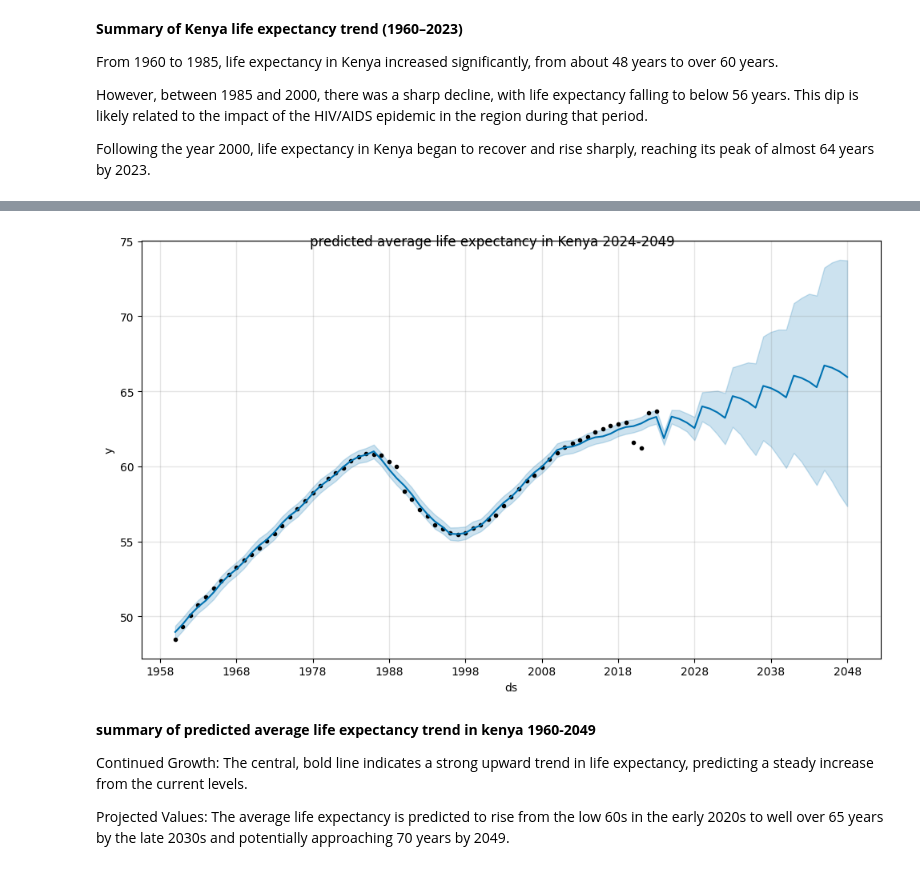
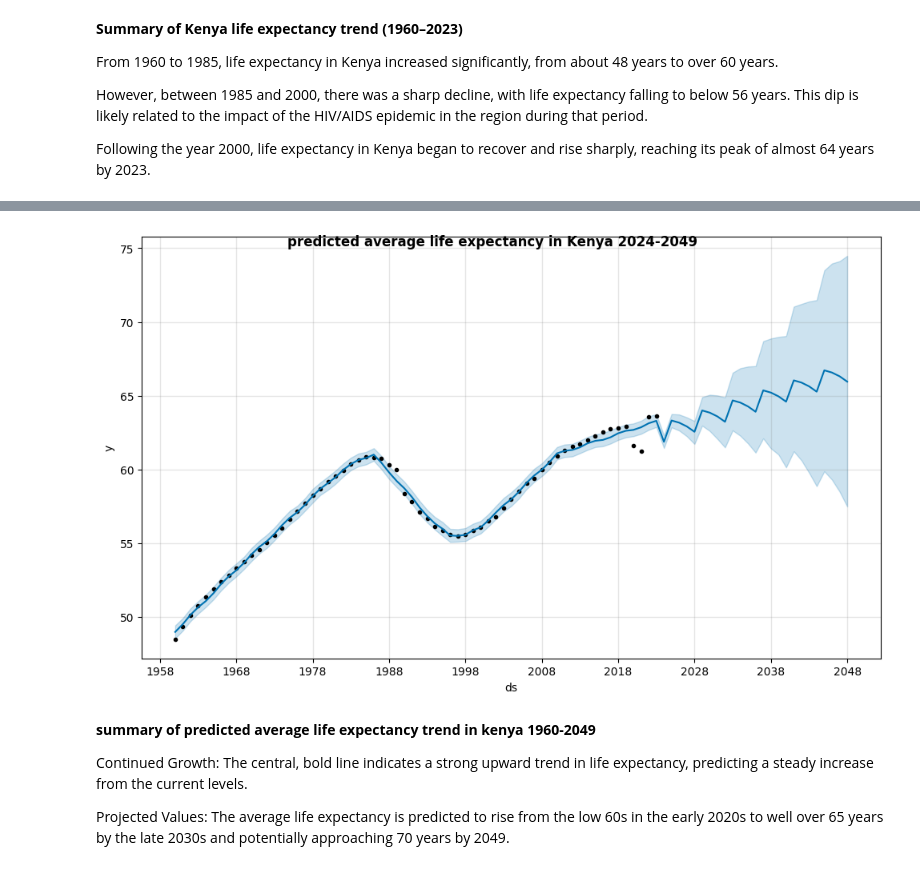
Before and after one commit to BrentOchieng/Global-Life-Expectancy-Trend-1960-2049, a Jupyter notebook: Global_Life_expectancy_Trends_(1960_2023).ipynb, the cells around one changed output, grey strips where cells are left out. Cells and saved outputs as stored; diff of their text form; code cells hidden in the pictures.

```diff
--- a/Global_Life_expectancy_Trends_(1960_2023).ipynb
+++ b/Global_Life_expectancy_Trends_(1960_2023).ipynb
@@ -953,7 +927,7 @@ forecast = model.predict(future)
 
 # Plot forecasting
 fig = model.plot(forecast)
-fig.suptitle('predicted average life expectancy in Kenya 2024-2049')
+fig.suptitle('predicted average life expectancy in Kenya 2024-2049', fontweight='bold')
 fig.show()
 # %% [output]
 INFO:prophet:Disabling weekly seasonality. Run prophet with weekly_seasonality=True to override this.
@@ -969,5 +943,5 @@ INFO:cmdstanpy:Chain [1] start processing
 INFO:cmdstanpy:Chain [1] done processing
-[figure, old version]
+[figure, new version]
 # %% [markdown]
 **summary of predicted average life expectancy trend in kenya 1960-2049**
 
```
Also changed, not shown: parts of 16 cells of this notebook.
